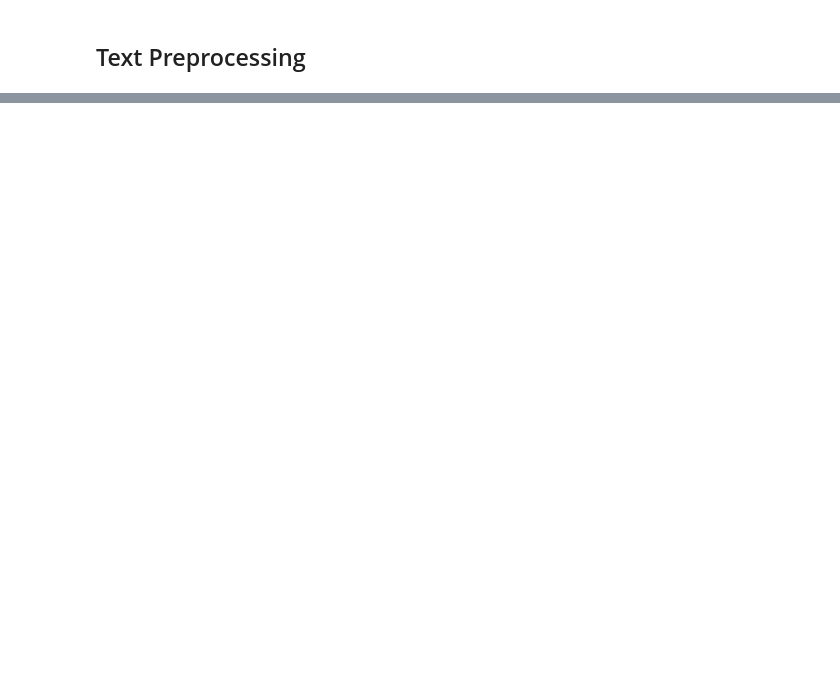
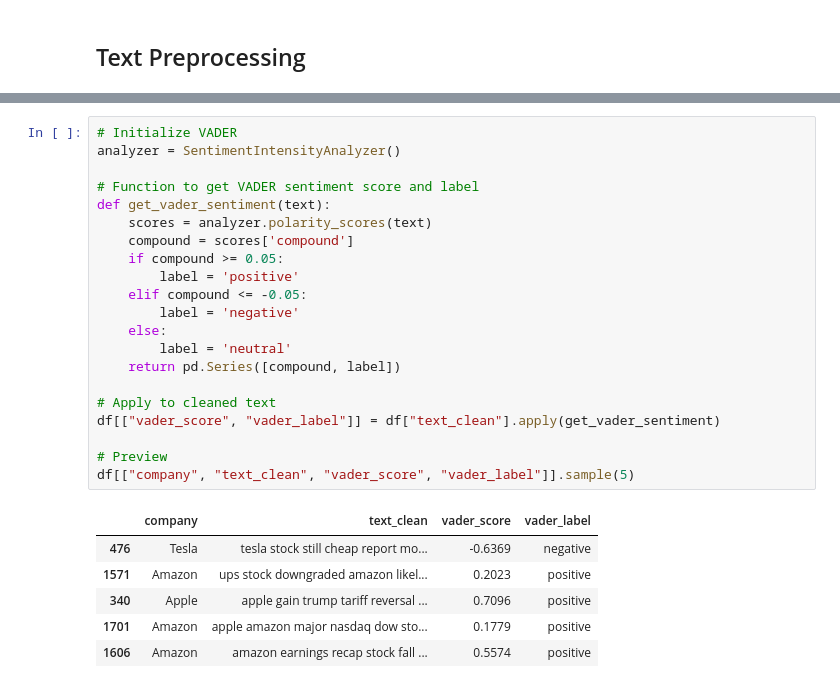
Before and after one commit to mansari40/NLP-FinancialRisk-Project, a Jupyter notebook: Final Project_Predicting financial risk using NLP.ipynb, the cells around one changed output, grey strips where cells are left out. Saved outputs shown, nothing was run; the diff lists cells and outputs as text; blank space fills up the shorter version.

```diff
--- a/Final Project_Predicting financial risk using NLP.ipynb
+++ b/Final Project_Predicting financial risk using NLP.ipynb
@@ -264,0 +302,28 @@ Preprocessed text saved to: news_preprocessed.csv
+# %%
+# Initialize VADER
+analyzer = SentimentIntensityAnalyzer()
+
+# Function to get VADER sentiment score and label
+def get_vader_sentiment(text):
+    scores = analyzer.polarity_scores(text)
+    compound = scores['compound']
+    if compound >= 0.05:
+        label = 'positive'
+    elif compound <= -0.05:
+        label = 'negative'
+    else:
+        label = 'neutral'
+    return pd.Series([compound, label])
+
+# Apply to cleaned text
+df[["vader_score", "vader_label"]] = df["text_clean"].apply(get_vader_sentiment)
+
+# Preview
+df[["company", "text_clean", "vader_score", "vader_label"]].sample(5)
+# %% [output]
+|  | company | text_clean | vader_score | vader_label |
+| 476 | Tesla | tesla stock still cheap report mo... | -0.6369 | negative |
+| 1571 | Amazon | ups stock downgraded amazon likel... | 0.2023 | positive |
+| 340 | Apple | apple gain trump tariff reversal ... | 0.7096 | positive |
+| 1701 | Amazon | apple amazon major nasdaq dow sto... | 0.1779 | positive |
+| 1606 | Amazon | amazon earnings recap stock fall ... | 0.5574 | positive |
```
Also changed, not shown: parts of 17 cells of this notebook.
